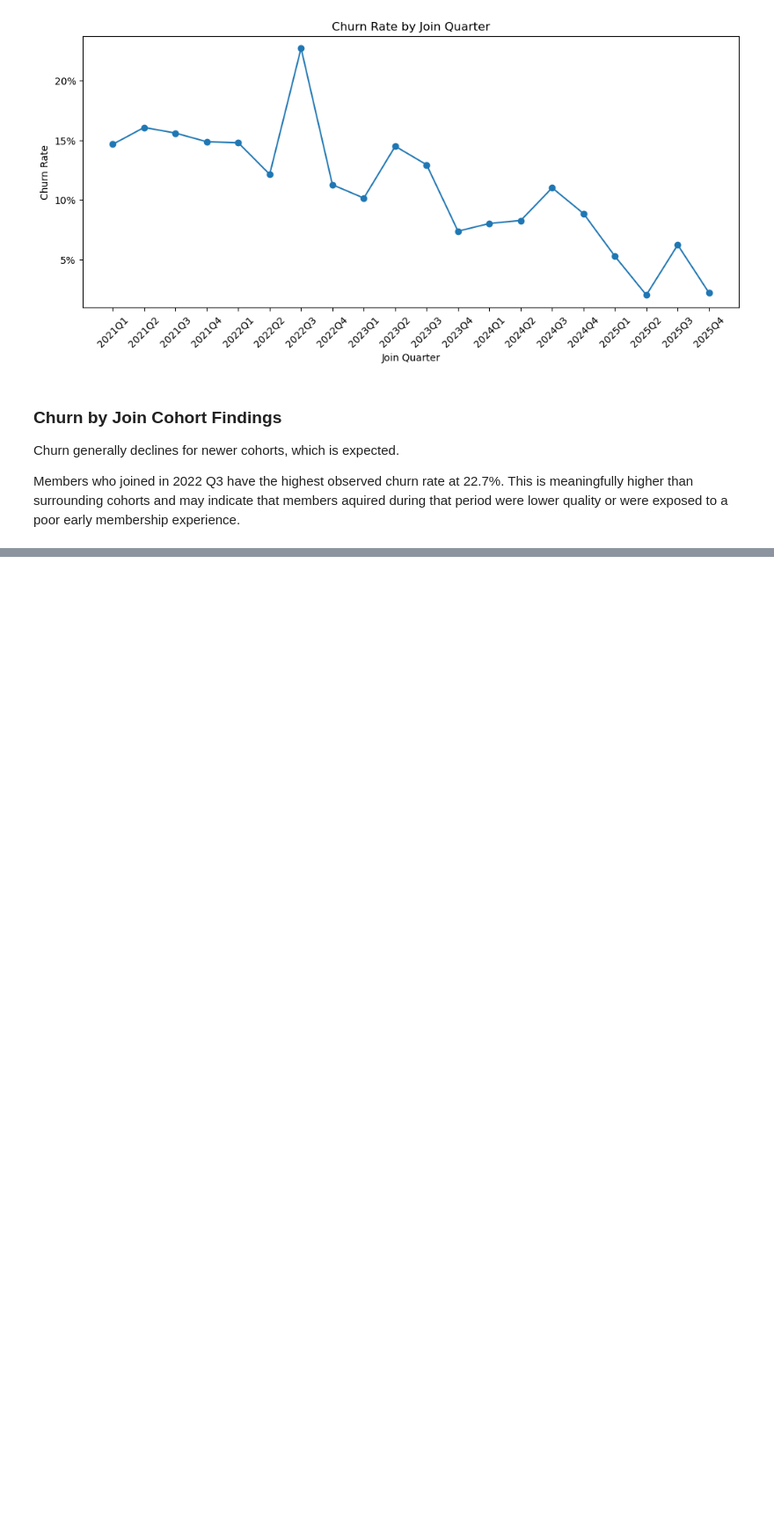
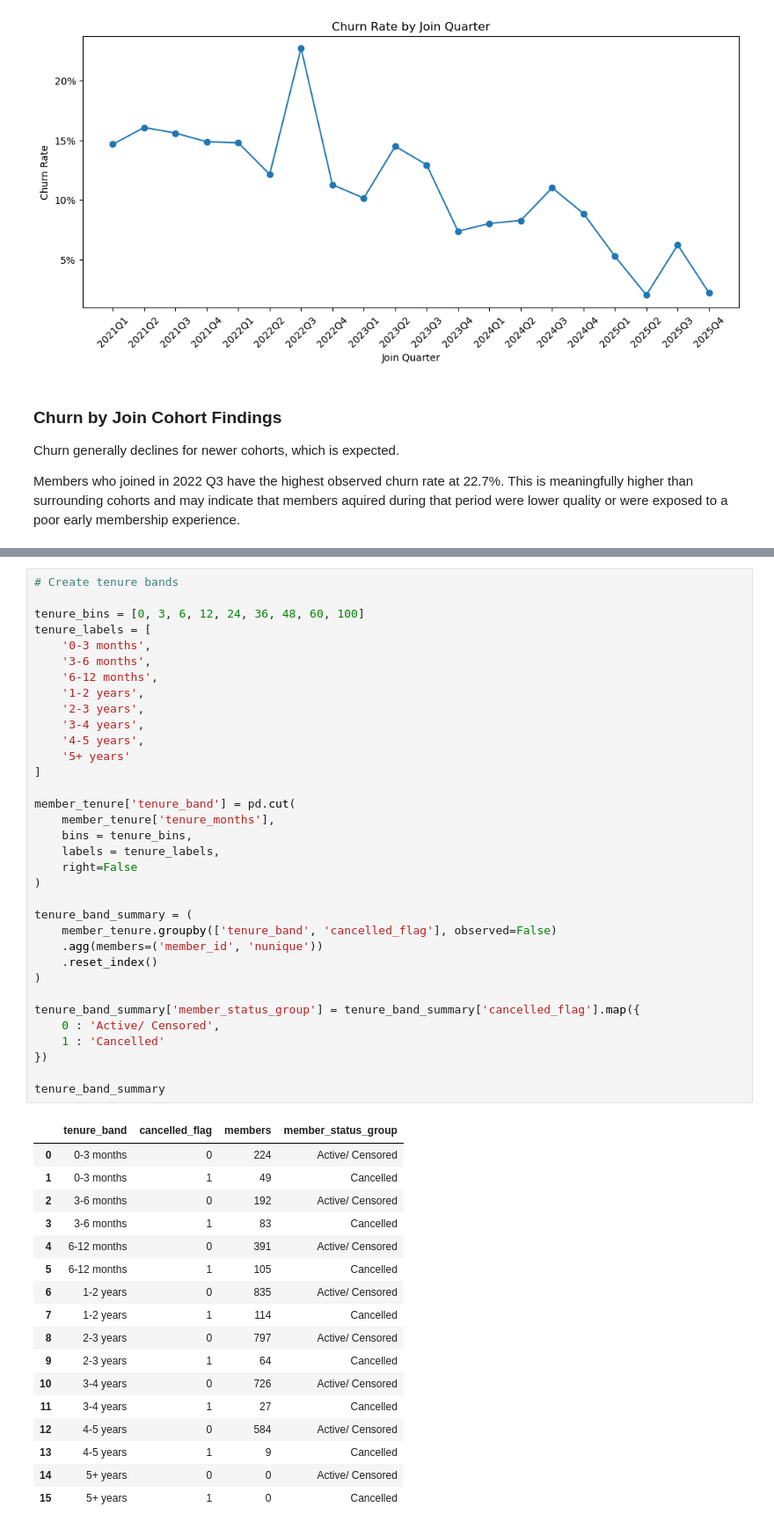
Before and after one commit to eddyk92/Bills-Bills-Bills-Churn-Analysis, a Jupyter notebook: notebooks/02_retention_eda.ipynb, the cells around one changed output, grey strips where cells are left out. Shown at 88% size. Saved outputs shown, nothing was run; the diff lists cells and outputs as text; blank space fills up the shorter version.

```diff
--- a/notebooks/02_retention_eda.ipynb
+++ b/notebooks/02_retention_eda.ipynb
@@ -832,0 +1004,52 @@ Members who joined in 2022 Q3 have the highest observed churn rate at 22.7%. Thi
+# %%
+# Create tenure bands
+
+tenure_bins = [0, 3, 6, 12, 24, 36, 48, 60, 100]
+tenure_labels = [
+    '0-3 months',
+    '3-6 months',
+    '6-12 months',
+    '1-2 years',
+    '2-3 years',
+    '3-4 years',
+    '4-5 years',
+    '5+ years'
+]
+
+member_tenure['tenure_band'] = pd.cut(
+    member_tenure['tenure_months'],
+    bins = tenure_bins,
+    labels = tenure_labels,
+    right=False
+)
+
+tenure_band_summary = (
+    member_tenure.groupby(['tenure_band', 'cancelled_flag'], observed=False)
+    .agg(members=('member_id', 'nunique'))
+    .reset_index()
+)
+
+tenure_band_summary['member_status_group'] = tenure_band_summary['cancelled_flag'].map({
+    0 : 'Active/ Censored',
+    1 : 'Cancelled'
+})
+
+tenure_band_summary
+# %% [output]
+|  | tenure_band | cancelled_flag | members | member_status_group |
+| 0 | 0-3 months | 0 | 224 | Active/ Censored |
+| 1 | 0-3 months | 1 | 49 | Cancelled |
+| 2 | 3-6 months | 0 | 192 | Active/ Censored |
+| 3 | 3-6 months | 1 | 83 | Cancelled |
+| 4 | 6-12 months | 0 | 391 | Active/ Censored |
+| 5 | 6-12 months | 1 | 105 | Cancelled |
+| 6 | 1-2 years | 0 | 835 | Active/ Censored |
+| 7 | 1-2 years | 1 | 114 | Cancelled |
+| 8 | 2-3 years | 0 | 797 | Active/ Censored |
+| 9 | 2-3 years | 1 | 64 | Cancelled |
+| 10 | 3-4 years | 0 | 726 | Active/ Censored |
+| 11 | 3-4 years | 1 | 27 | Cancelled |
+| 12 | 4-5 years | 0 | 584 | Active/ Censored |
+| 13 | 4-5 years | 1 | 9 | Cancelled |
+| 14 | 5+ years | 0 | 0 | Active/ Censored |
+| 15 | 5+ years | 1 | 0 | Cancelled |
```
Also changed, not shown: parts of 11 cells of this notebook.
